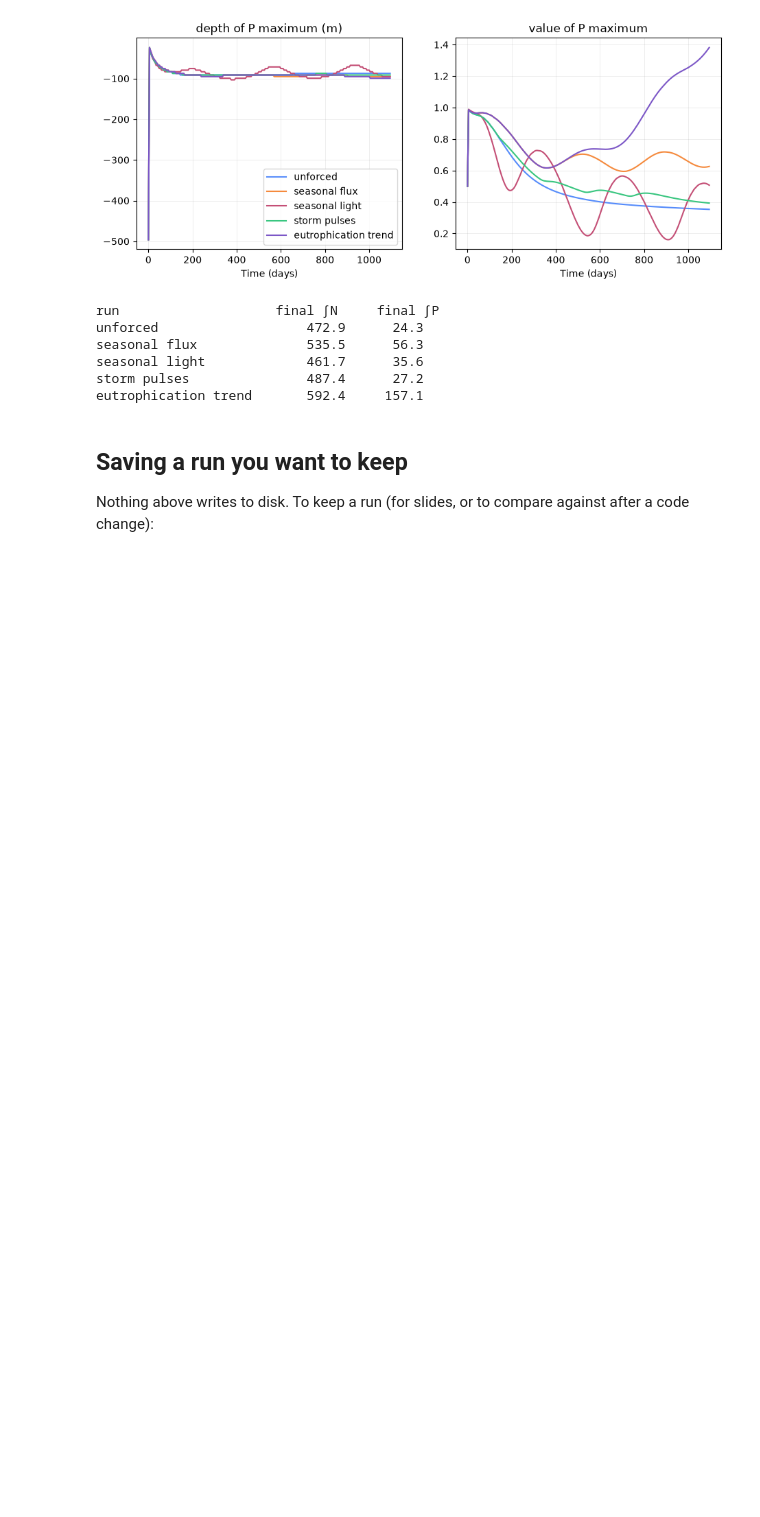
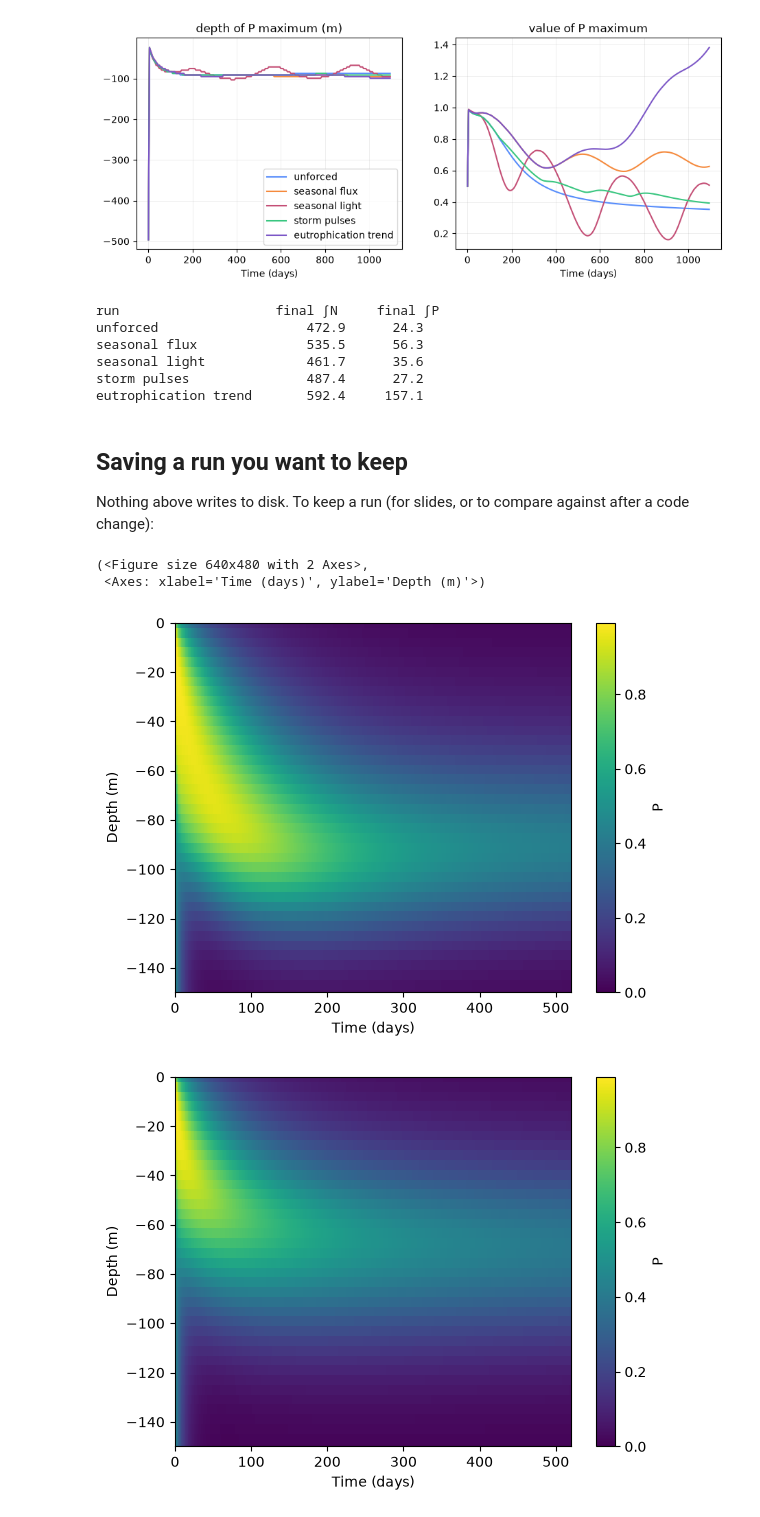
Before and after one commit to kb1901/732_phytoplankton_proj, a Jupyter notebook: investigations.ipynb, the cells around one changed output. Drawn from its saved outputs; the diff is of its cells as text; code cells hidden in the pictures; blank space fills up the shorter version.

Commit message:
adding integral shading

```diff
--- a/investigations.ipynb
+++ b/investigations.ipynb
@@ -214,3 +214,17 @@ Nothing above writes to disk. To keep a run (for slides, or to compare against a
 # %%
 # sim.run(save_as="data/baseline")                # also writes data/baseline.npz
 # baseline = sim.load("data/baseline.npz")        # later: analyse without re-running
+# %%
+no_shade = sim.run(SINKING_ENABLED=True, SHADING_ENABLED=False)
+shade_local = sim.run(SINKING_ENABLED=True, SHADING_ENABLED=True, SHADING_MODE="local")
+shade_integral = sim.run(SINKING_ENABLED=True, SHADING_ENABLED=True, SHADING_MODE="integral")
+
+
+plots.hovmoller(no_shade, "P", zmin=-150)
+plots.hovmoller(shade_local, "P", zmin=-150)
+plots.hovmoller(shade_integral, "P", zmin=-150)
+# %% [output]
+(<Figure size 640x480 with 2 Axes>,
+ <Axes: xlabel='Time (days)', ylabel='Depth (m)'>)
+[figure, added]
+[figure, added]
```
Also changed, not shown: parts of 1 cell of this notebook, 2 other files.
